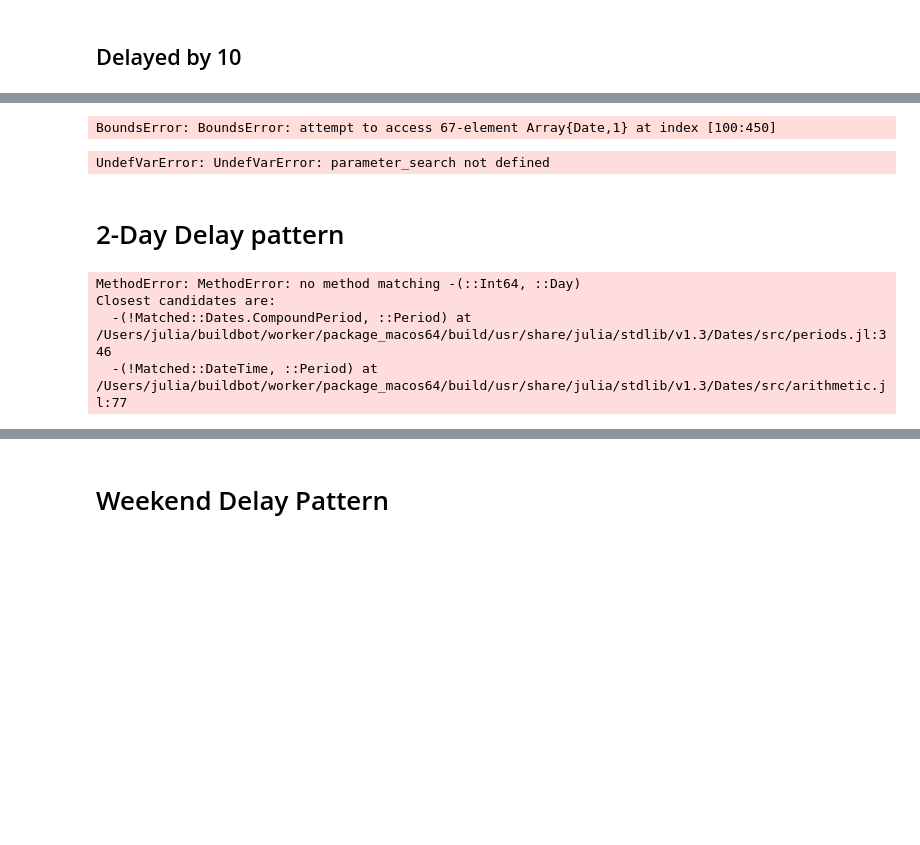
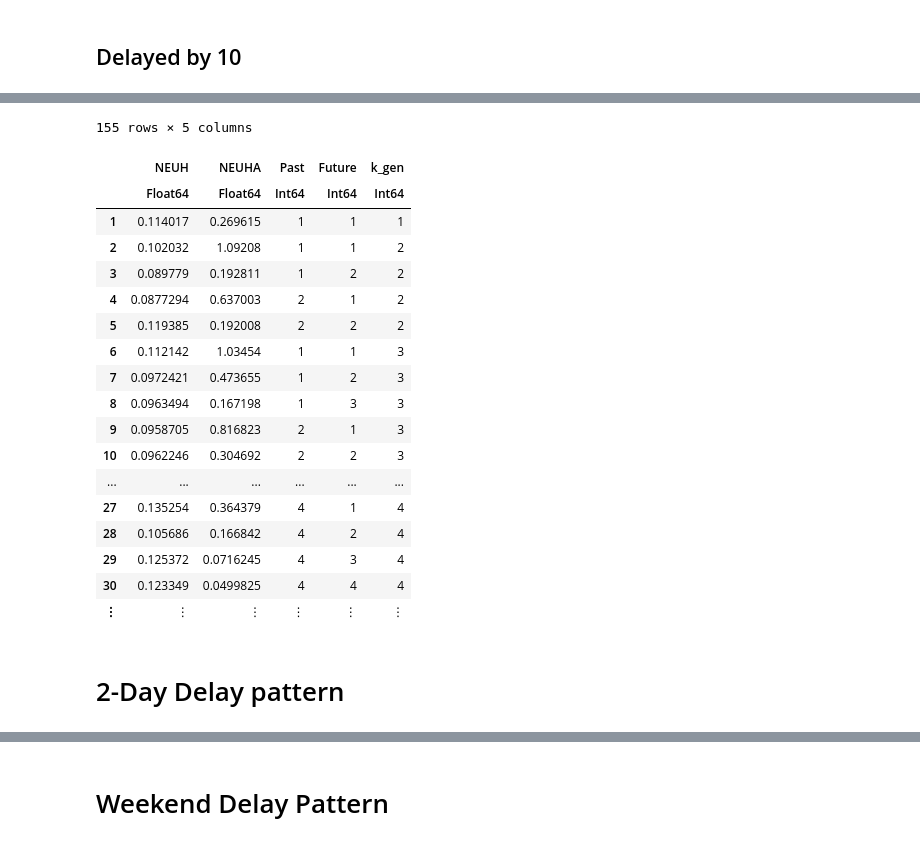
Before and after one commit to timueh/COVID-19, a Jupyter notebook: Synth_data_evaluation.ipynb, the cells around one changed output, grey strips where cells are left out. Drawn from its saved outputs; the diff is of its cells as text; code cells hidden in the pictures; blank space fills up the shorter version.

```diff
--- a/Synth_data_evaluation.ipynb
+++ b/Synth_data_evaluation.ipynb
@@ -128,8 +124,0 @@ plot!(index[1:50], r_true[1:50], label="R True",yscale=:log)
-# %%
-gr()
-plot(rki_h_R.days[100:450], rki_h_R.R[100:450], label="RKI-H")
-plot!(neu_h_R.days[100:450], neu_h_R.R[100:450], label="NEU-H")
-plot!(neu_ha_R.days[100:450], neu_ha_R.R[100:450], label="NEU-HA")
-plot!(index[100:450], r_true[100:450], label="R True",yscale=:log)
-# %% [output]
-BoundsError: BoundsError: attempt to access 67-element Array{Date,1} at index [100:450]
@@ -142,26 +125,39 @@ plot!(index, cases, label="Cases")
 # %%
 result = parameter_search(df, collect(1:5), collect(1:5),  collect(1:9), "delayed")
-CSV.write("mae_1day.csv", result)
 result
 # %% [output]
-UndefVarError: UndefVarError: parameter_search not defined
+155 rows × 5 columns
+|  | NEUH | NEUHA | Past | Future | k_gen |
+|  | Float64 | Float64 | Int64 | Int64 | Int64 |
+| 1 | 0.114017 | 0.269615 | 1 | 1 | 1 |
+| 2 | 0.102032 | 1.09208 | 1 | 1 | 2 |
+| 3 | 0.089779 | 0.192811 | 1 | 2 | 2 |
+| 4 | 0.0877294 | 0.637003 | 2 | 1 | 2 |
+| 5 | 0.119385 | 0.192008 | 2 | 2 | 2 |
+| 6 | 0.112142 | 1.03454 | 1 | 1 | 3 |
+| 7 | 0.0972421 | 0.473655 | 1 | 2 | 3 |
+| 8 | 0.0963494 | 0.167198 | 1 | 3 | 3 |
+| 9 | 0.0958705 | 0.816823 | 2 | 1 | 3 |
+| 10 | 0.0962246 | 0.304692 | 2 | 2 | 3 |
+| ... | ... | ... | ... | ... | ... |
+| 27 | 0.135254 | 0.364379 | 4 | 1 | 4 |
+| 28 | 0.105686 | 0.166842 | 4 | 2 | 4 |
+| 29 | 0.125372 | 0.0716245 | 4 | 3 | 4 |
+| 30 | 0.123349 | 0.0499825 | 4 | 4 | 4 |
+| ⋮ | ⋮ | ⋮ | ⋮ | ⋮ | ⋮ |
 # %% [markdown]
 # 2-Day Delay pattern
 # %%
 df = CSV.read("data/synth_0.9_0.95_1_2day.csv")
 df_cases = get_data(df, days_col = "k", data_col = "delayed", kind = "cases")
-rki_h_N, rki_h_R = build_R(df_cases; past = k_gen - 1, future = 0, k_gen = k_gen)
-neu_h_N, neu_h_R = build_R(df_cases; past = k_gen - 1, future = 3, k_gen = k_gen)
+df_cases.days = map(x -> DateTime(2020,2,3) + Day(x), df_cases.days)
+rki_h_N, rki_h_R = build_R(df_cases, k_gen - 1, 0, k_gen)
+neu_h_N, neu_h_R = build_R(df_cases, k_gen - 1, 3, k_gen)
 neu_ha_N, neu_ha_R = build_R_acausal(df_cases, k_gen - 1, 3, k_gen)
 gr()
 plot(rki_h_R.days, rki_h_R.R, label="RKI-H", yscale=:log10)
 plot!(neu_h_R.days, neu_h_R.R, label="NEU-H", yscale=:log10)
 plot!(neu_ha_R.days, neu_ha_R.R, label="NEU-HA", yscale=:log10)
 plot!(index, r_true, label="R true", yscale=:log10)
-# %% [output]
-MethodError: MethodError: no method matching -(::Int64, ::Day)
-Closest candidates are:
-  -(!Matched::Dates.CompoundPeriod, ::Period) at /Users/julia/buildbot/worker/package_macos64/build/usr/share/julia/stdlib/v1.3/Dates/src/periods.jl:346
-  -(!Matched::DateTime, ::Period) at /Users/julia/buildbot/worker/package_macos64/build/usr/share/julia/stdlib/v1.3/Dates/src/arithmetic.jl:77
 # %%
 result = parameter_search(df, collect(1:10), collect(1:10),  collect(1:10), "delayed")
```
Also changed, not shown: parts of 34 cells of this notebook, 5 other files.
